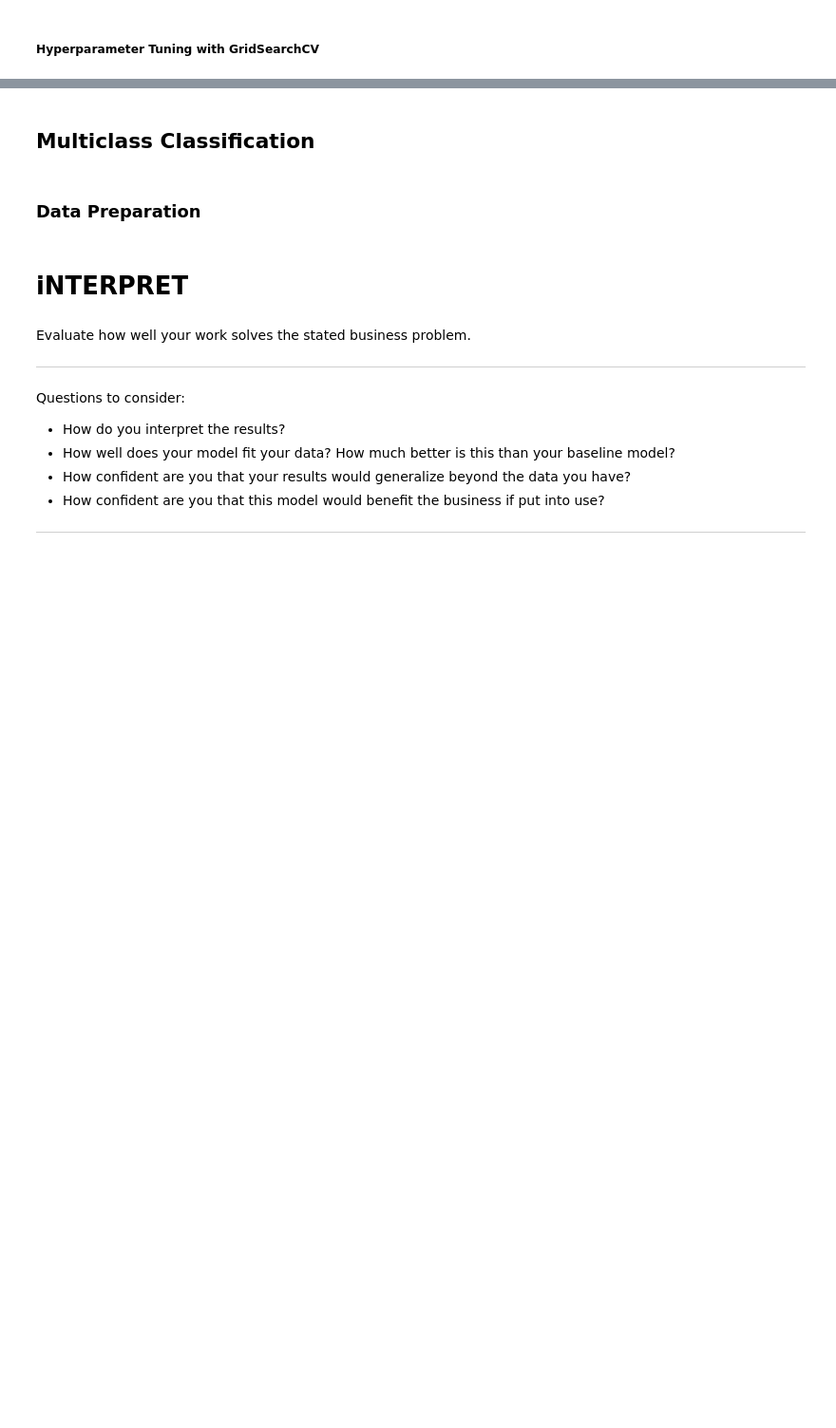
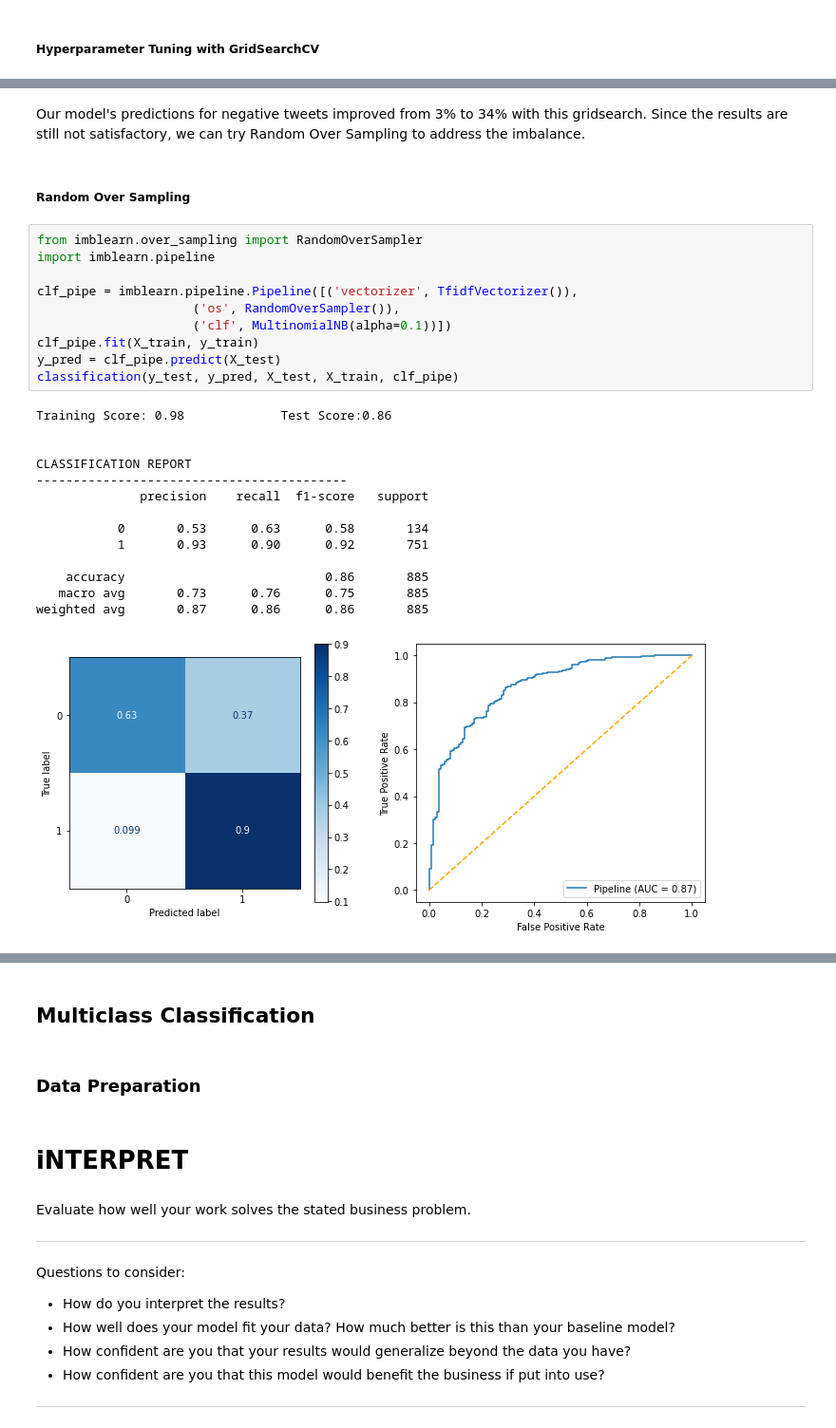
Before and after one commit to ebtezcan/Apple-Google-NLP-Analysis, a Jupyter notebook: index_OSEMN_plus_mvp.ipynb, the cells around one changed output, grey strips where cells are left out. Shown at 95% size. Drawn from its saved outputs; the diff is of its cells as text; blank space fills up the shorter version.

```diff
--- a/index_OSEMN_plus_mvp.ipynb
+++ b/index_OSEMN_plus_mvp.ipynb
@@ -914,0 +979,29 @@ gridsearch = GridSearchCV(clf_pipe, param_grid=param_grid)
+# %% [markdown]
+Our model's predictions for negative tweets improved from 3% to 34% with this gridsearch. Since the results are still not satisfactory, we can try Random Over Sampling to address the imbalance.
+# %% [markdown]
+##### Random Over Sampling
+# %%
+from imblearn.over_sampling import RandomOverSampler
+import imblearn.pipeline
+
+clf_pipe = imblearn.pipeline.Pipeline([('vectorizer', TfidfVectorizer()),
+                     ('os', RandomOverSampler()),
+                     ('clf', MultinomialNB(alpha=0.1))])
+clf_pipe.fit(X_train, y_train)
+y_pred = clf_pipe.predict(X_test)
+classification(y_test, y_pred, X_test, X_train, clf_pipe)
+# %% [output]
+Training Score: 0.98             Test Score:0.86
+
+
+CLASSIFICATION REPORT
+------------------------------------------
+              precision    recall  f1-score   support
+
+           0       0.53      0.63      0.58       134
+           1       0.93      0.90      0.92       751
+
+    accuracy                           0.86       885
+   macro avg       0.73      0.76      0.75       885
+weighted avg       0.87      0.86      0.86       885
+[figure, added]
```
Also changed, not shown: parts of 24 cells of this notebook.
